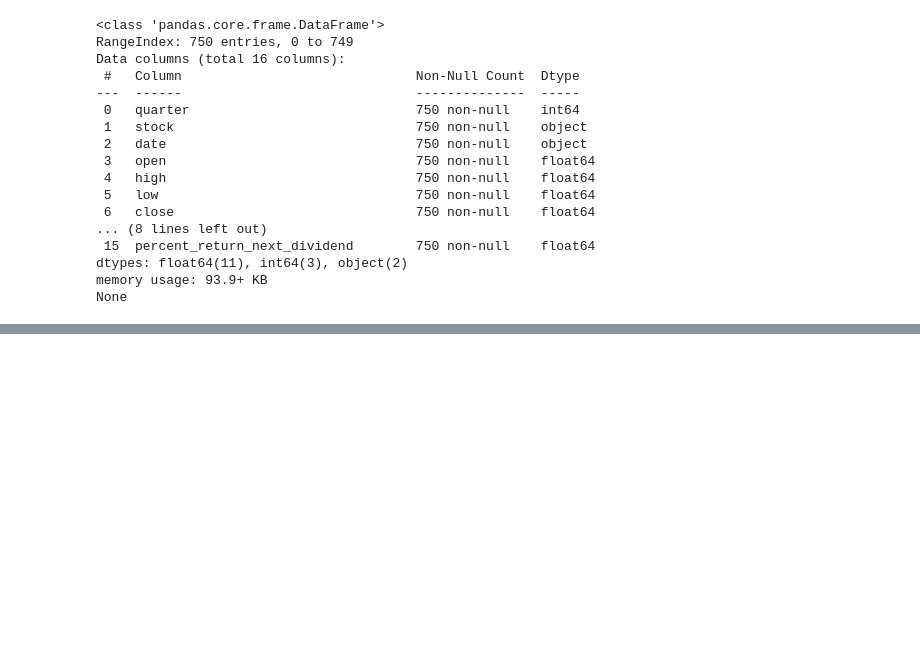
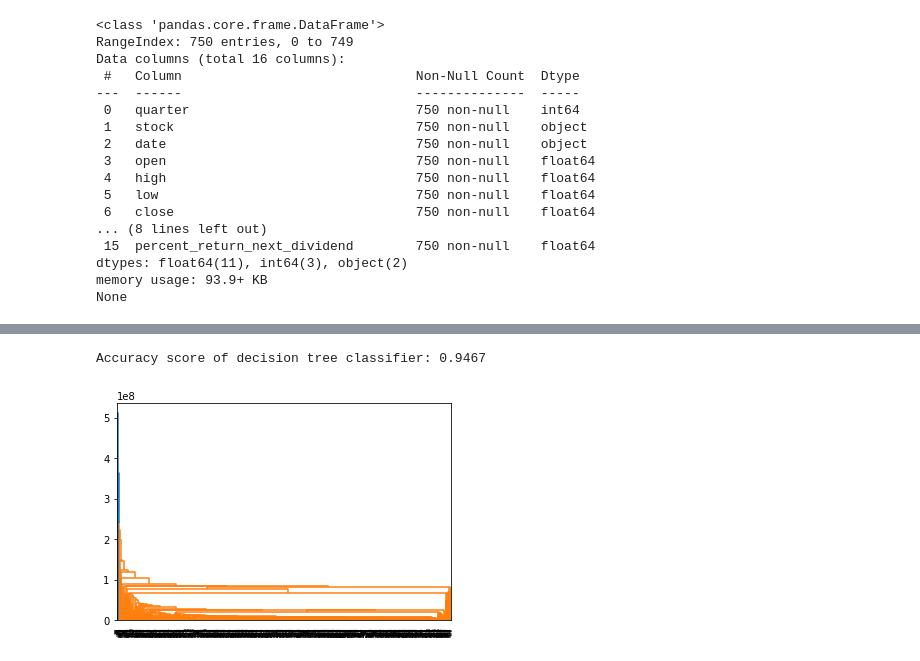
Before and after one commit to AndrejAlpatov/ml_dow_jones, a Jupyter notebook: notebooks/main_notebook.ipynb, the cells around one changed output, grey strips where cells are left out. Cells and saved outputs as stored; diff of their text form; code cells hidden in the pictures; blank space fills up the shorter version.

Commit message:
code: use 'stock' column as labels und decision tree classifier code: use elbow method for kmeans classifier code: construct dendrogram for hierarchical clustering

```diff
--- a/notebooks/main_notebook.ipynb
+++ b/notebooks/main_notebook.ipynb
@@ -66,4 +76,6 @@ df['high'] = df['high'].astype('float')
 df['low'] = df['low'].astype('float')
 df['next_weeks_open'] = df['next_weeks_open'].astype('float')
 df['next_weeks_close'] = df['next_weeks_close'].astype('float')
+
+df_without_nan = df.fillna(0)
 # %%
@@ -108 +120,7 @@ BA      25
 Name: stock, dtype: int64
+# %%
+labels=df['stock']
+df_work=df_without_nan.copy(deep=True)
+df_work.drop('stock', inplace=True, axis=1)
+dates=df_work.drop('date', inplace=True, axis=1)
+df_work
@@ -108,0 +146,14 @@ Name: stock, dtype: int64
+# %%
+dt =DecisionTreeClassifier()
+X_train, X_test, y_train, y_test = train_test_split(df_work, labels_encoded, random_state=42, test_size=0.3)
+dt.fit(X_train, y_train)
+y_pred=dt.predict(X_test)
+
+print('Accuracy score of decision tree classifier: {:.4f}'.format(accuracy_score(y_test, y_pred)))
+# %% [output]
+Accuracy score of decision tree classifier: 0.9467
+# %%
+distance_matrix=linkage(df_work)
+dn=dendrogram(distance_matrix)
+# %% [output]
+[figure, added]
```
Also changed, not shown: parts of 9 cells of this notebook.
